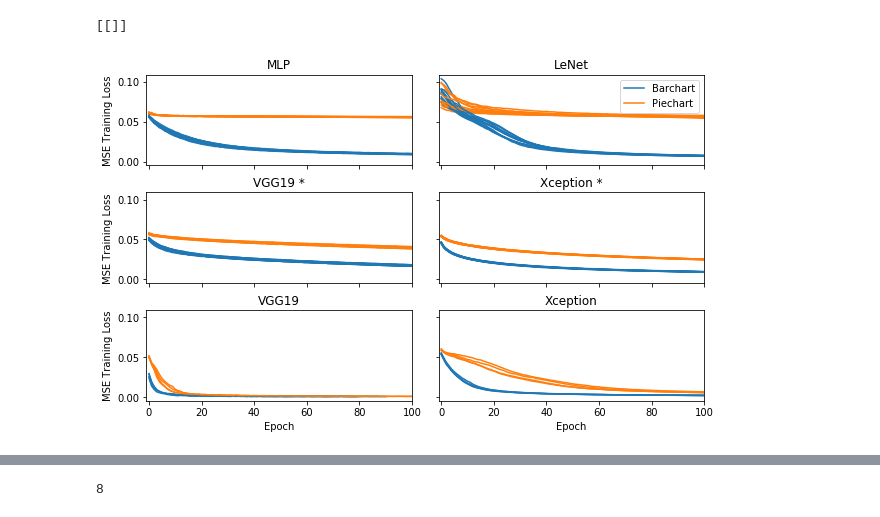
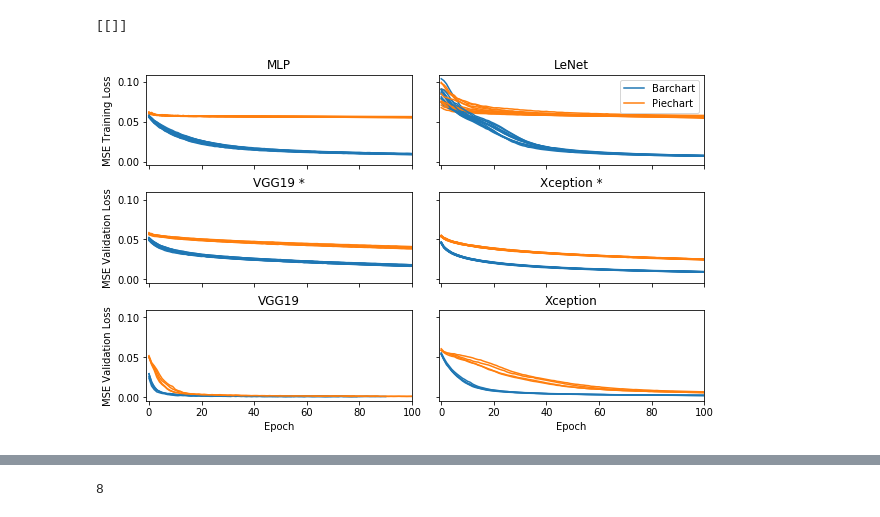
Before and after one commit to Rhoana/perception, a Jupyter notebook: IPY/Figure3_Analysis_BETTER_GFX.ipynb, the cells around one changed output, grey strips where cells are left out. Drawn from its saved outputs; the diff is of its cells as text; code cells hidden in the pictures.

```diff
--- a/IPY/Figure3_Analysis_BETTER_GFX.ipynb
+++ b/IPY/Figure3_Analysis_BETTER_GFX.ipynb
@@ -233,6 +233,8 @@ bar_stats[i]
 # %%
 from matplotlib import gridspec
 
+bar_losses = []
+pie_losses = []
 
 classifiers = ['MLP', 'LeNet', 'VGG19', 'XCEPTION', 'VGG19', 'XCEPTION']
 
@@ -262,7 +264,7 @@ for i, c in enumerate(classifiers):
             plt.setp(axes[i].get_xticklabels(), visible=False)
 
 
-        plt.ylabel('MSE Training Loss')
+        plt.ylabel('MSE Validation Loss')
         if i!=2:
             plt.xlabel('Epoch')
     elif i == 5:
@@ -280,32 +282,36 @@ for i, c in enumerate(classifiers):
             bar_loss = [0]
         if len(pie_stats[i][0])>0:
             pie_loss = pie_stats[i][0][sample]['val_loss']
         else:
             pie_loss = [0]
+
+        bar_losses.append(bar_loss)
+        pie_losses.append(pie_loss)
+
         if sample == 0:
             # only label the first
             plot(bar_loss, label='Barchart', color='C0')
             plot(pie_loss, label='Piechart', color='C1')
         else:
             # but use the same colors for all
             plot(bar_loss, color='C0')
             plot(pie_loss, color='C1')
 
     plt.xlim(-1,100)
 
     if i == 2:
         c = 'VGG19 *'
     elif i == 3:
         c = 'Xception *'
     elif i == 5:
         c = 'Xception'
 
     plt.title(c)
 
 
     if i == 1:
         plt.legend()
 
-plt.savefig('../PAPER/gfx/figure3_val_loss.pdf')
+plt.savefig('../PAPER/gfx/figure3_val_loss.pdf', bbox_inches='tight', pad_inches=0)
 # %% [output]
-[figure, old version]
+[figure, new version]
```
Also changed, not shown: parts of 9 cells of this notebook, 2 other files.
